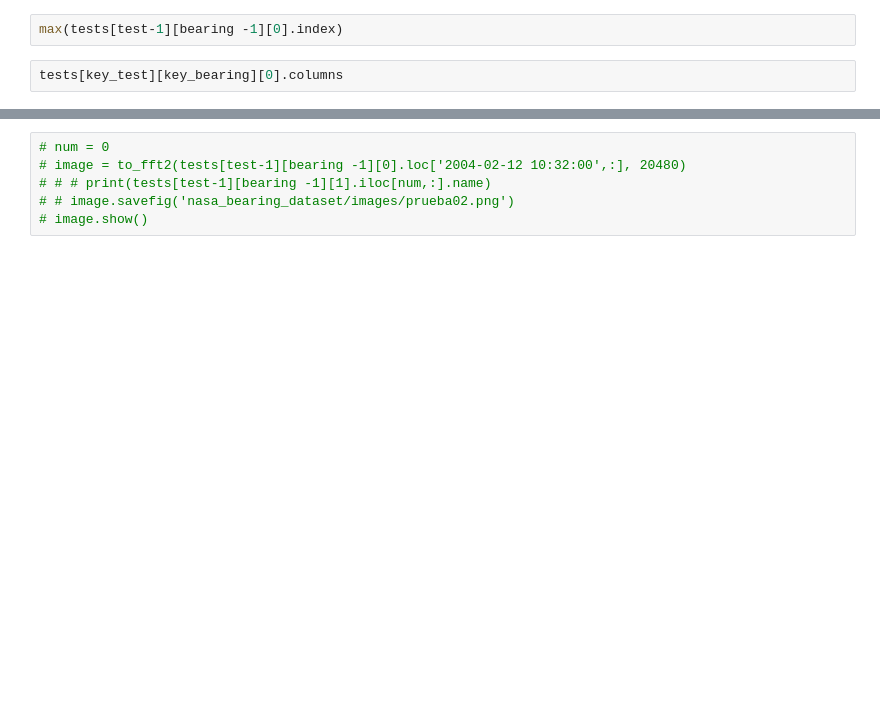
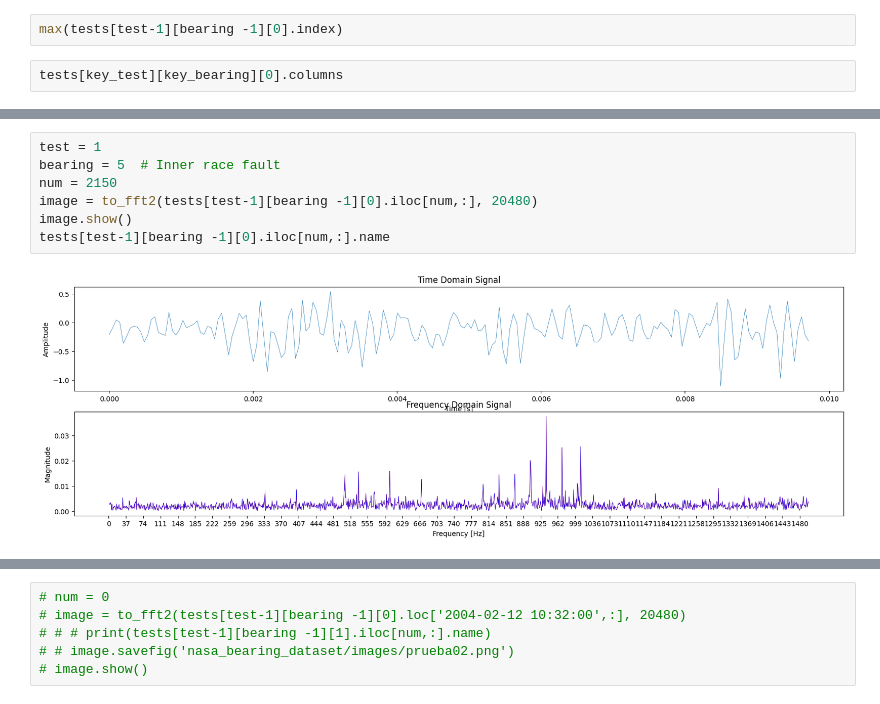
Before and after one commit to KainaK0/mia, a Jupyter notebook: MIA-104_Machine_Learning/EF_01/data_preprocessing.ipynb, the cells around one changed output, grey strips where cells are left out. Drawn from its saved outputs; the diff is of its cells as text; blank space fills up the shorter version.

```diff
--- a/MIA-104_Machine_Learning/EF_01/data_preprocessing.ipynb
+++ b/MIA-104_Machine_Learning/EF_01/data_preprocessing.ipynb
@@ -531,0 +617,9 @@ Bearing 2 done!
+# %%
+test = 1
+bearing = 5  # Inner race fault
+num = 2150
+image = to_fft2(tests[test-1][bearing -1][0].iloc[num,:], 20480)
+image.show()
+tests[test-1][bearing -1][0].iloc[num,:].name
+# %% [output]
+[figure, added]
```
Also changed, not shown: parts of 27 cells of this notebook, 1 other file.
